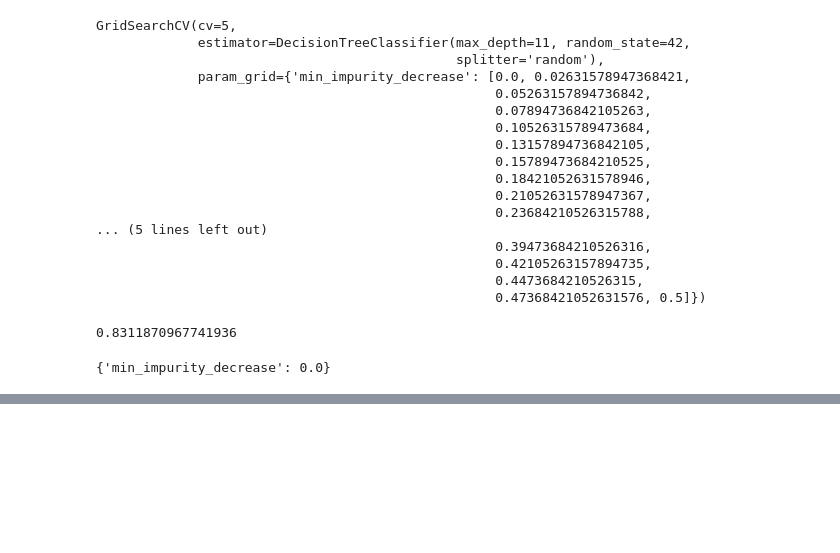
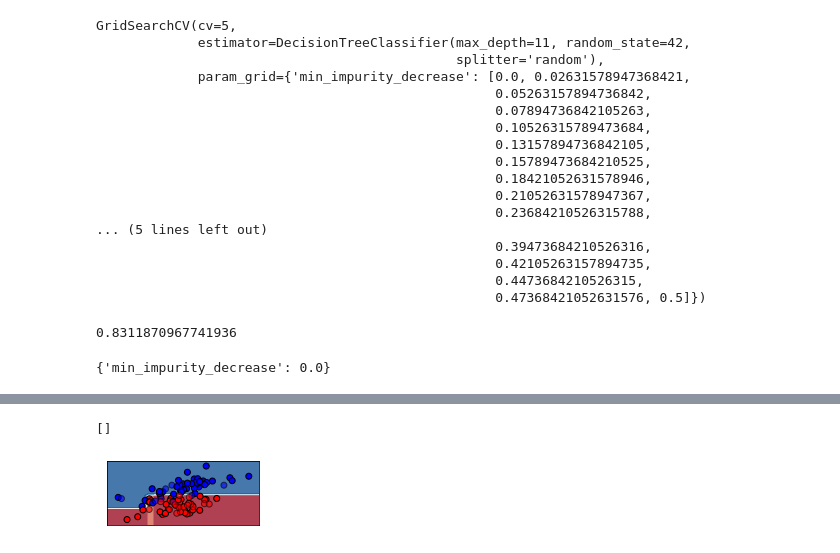
Before and after one commit to starJsm/learn-sklearn, a Jupyter notebook: DT/dt.ipynb, the cells around one changed output, grey strips where cells are left out. Saved outputs shown, nothing was run; the diff lists cells and outputs as text; code cells hidden in the pictures; blank space fills up the shorter version.

```diff
--- a/DT/dt.ipynb
+++ b/DT/dt.ipynb
@@ -313,0 +348,6 @@ GS.best_params_
+# %%
+linearly_separable = (X, y)
+#生成数据集
+datasets = [make_moons(noise=0.3, random_state=0),
+            make_circles(noise=0.2, factor=0.5, random_state=1),
+            linearly_separable]
@@ -313,0 +404,26 @@ GS.best_params_
+# %%
+#迭代决策树
+ax = plt.subplot(len(datasets),2,2)
+clf = DecisionTreeClassifier(max_depth=5)
+clf.fit(X_train, y_train)
+score = clf.score(X_test, y_test)
+Z = clf.predict_proba(np.c_[array1.ravel(),array2.ravel()])[:, 1]
+#将返回的类概率作为数据，放到contourf里面绘制去绘制轮廓
+Z = Z.reshape(array1.shape)
+ax.contourf(array1, array2, Z, cmap=cm, alpha=.8)
+
+#将数据集的分布放到我们的坐标系上
+ax.scatter(X_train[:, 0], X_train[:, 1], c=y_train, cmap=cm_bright,
+            edgecolors='k')
+ax.scatter(X_test[:, 0], X_test[:, 1], c=y_test, cmap=cm_bright,
+            edgecolors='k', alpha=0.6)
+#为图设置坐标轴的最大值和最小值
+ax.set_xlim(array1.min(), array1.max())
+ax.set_ylim(array2.min(), array2.max())
+
+#设定坐标轴不显示标尺也不显示数字
+ax.set_xticks(())
+ax.set_yticks(())
+# %% [output]
+[]
+[figure, added]
```
Also changed, not shown: parts of 9 cells of this notebook.
